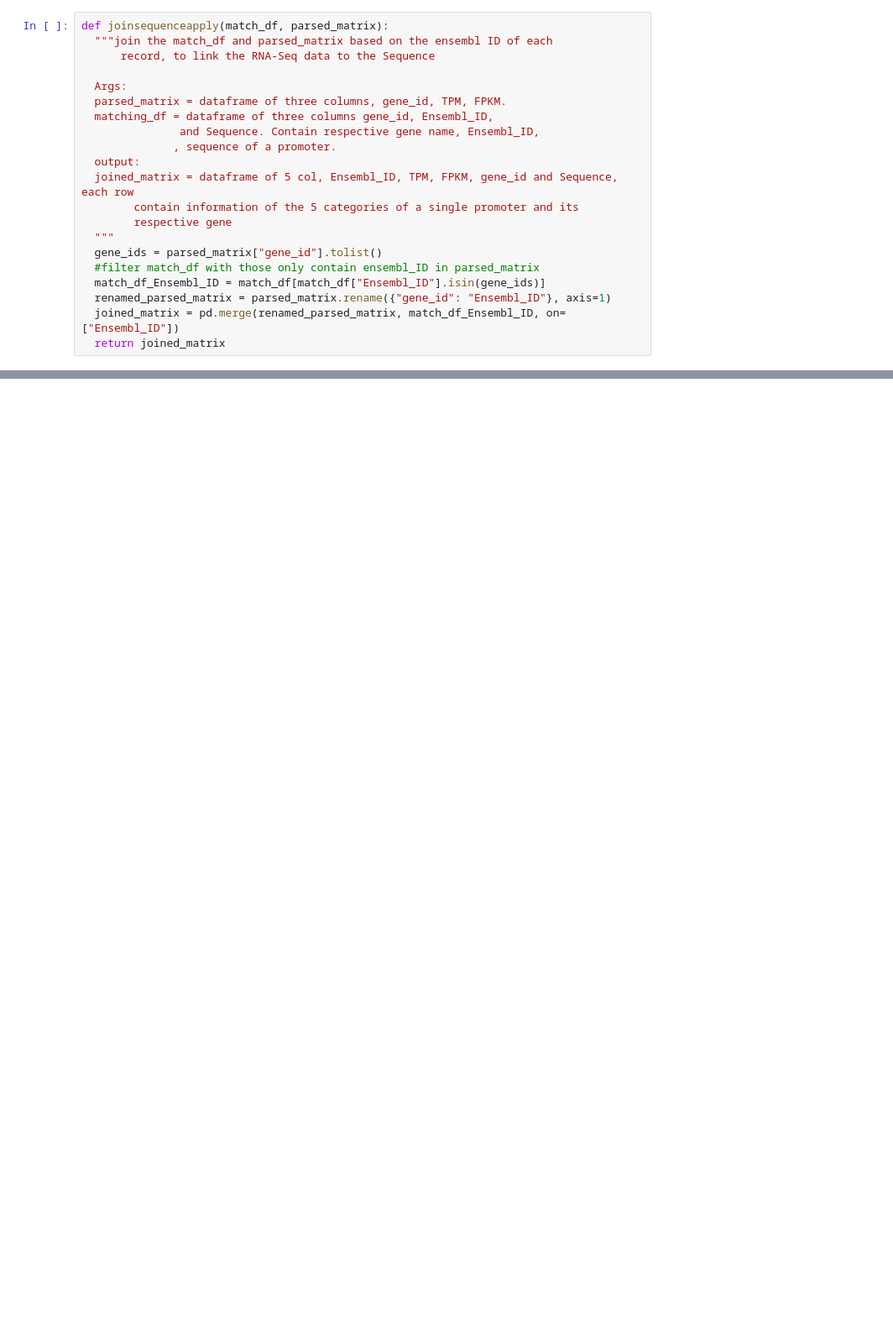
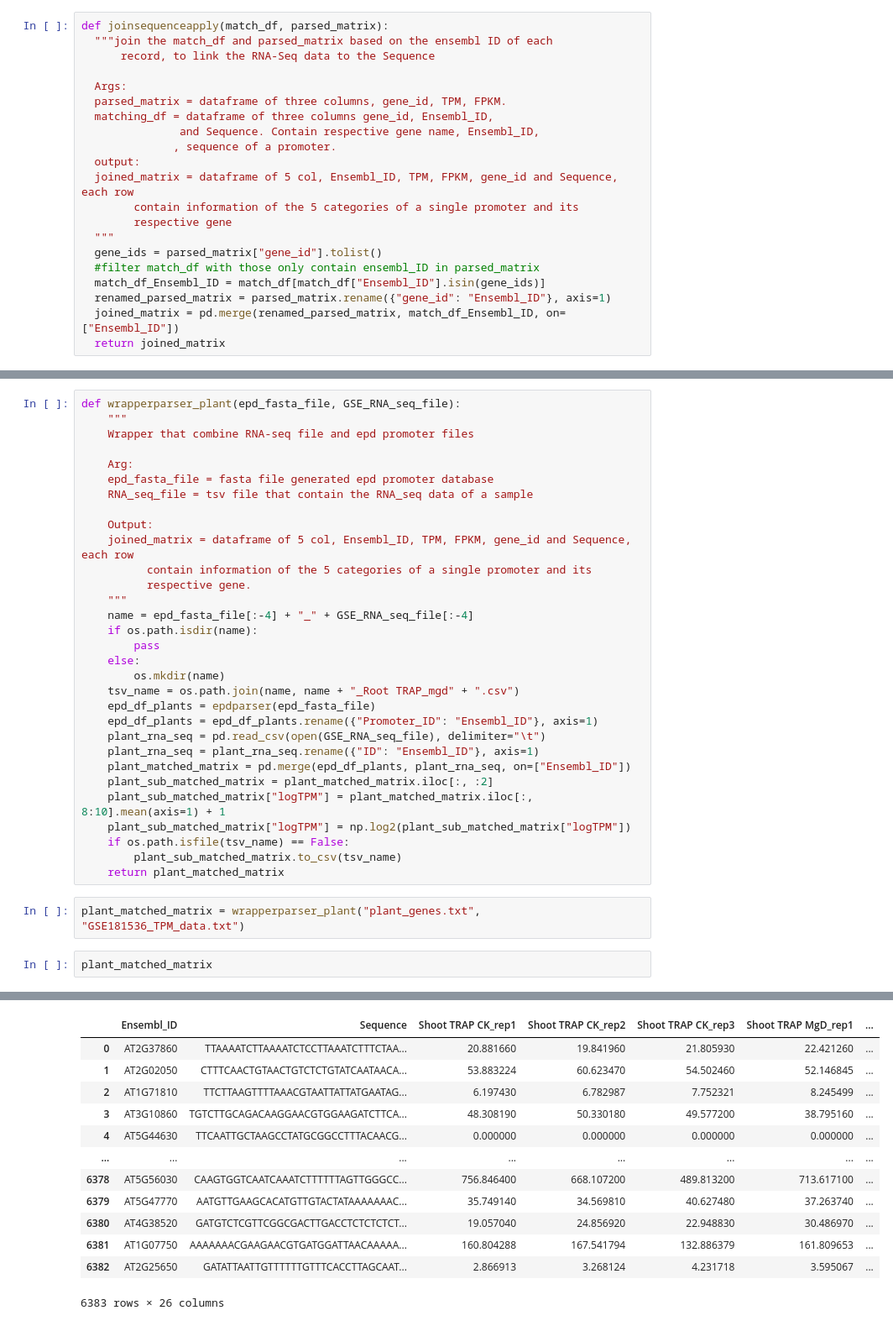
Before and after one commit to jackysiupuichung/dnabert-reg, a Jupyter notebook: inputparser.ipynb, the cells around one changed output, grey strips where cells are left out. Shown at 84% size. Cells and saved outputs as stored; diff of their text form; blank space fills up the shorter version.

```diff
--- a/inputparser.ipynb
+++ b/inputparser.ipynb
@@ -210,0 +217,36 @@ def wrapperparser(epd_fasta_file, RNA_seq_file):
+# %%
+def wrapperparser_plant(epd_fasta_file, GSE_RNA_seq_file):
+    """
+    Wrapper that combine RNA-seq file and epd promoter files
+
+    Arg:
+    epd_fasta_file = fasta file generated epd promoter database
+    RNA_seq_file = tsv file that contain the RNA_seq data of a sample
+
+    Output:
+    joined_matrix = dataframe of 5 col, Ensembl_ID, TPM, FPKM, gene_id and Sequence, each row
+          contain information of the 5 categories of a single promoter and its
+          respective gene.
+    """
+    name = epd_fasta_file[:-4] + "_" + GSE_RNA_seq_file[:-4]
+    if os.path.isdir(name):
+        pass
+    else:
+        os.mkdir(name)
+    tsv_name = os.path.join(name, name + "_Root TRAP_mgd" + ".csv")
+    epd_df_plants = epdparser(epd_fasta_file)
+    epd_df_plants = epd_df_plants.rename({"Promoter_ID": "Ensembl_ID"}, axis=1)
+    plant_rna_seq = pd.read_csv(open(GSE_RNA_seq_file), delimiter="\t")
+    plant_rna_seq = plant_rna_seq.rename({"ID": "Ensembl_ID"}, axis=1)
+    plant_matched_matrix = pd.merge(epd_df_plants, plant_rna_seq, on=["Ensembl_ID"])
+    plant_sub_matched_matrix = plant_matched_matrix.iloc[:, :2]
+    plant_sub_matched_matrix["logTPM"] = plant_matched_matrix.iloc[:, 8:10].mean(axis=1) + 1
+    plant_sub_matched_matrix["logTPM"] = np.log2(plant_sub_matched_matrix["logTPM"])
+    if os.path.isfile(tsv_name) == False:
+        plant_sub_matched_matrix.to_csv(tsv_name)
+    return plant_matched_matrix
+# %%
+plant_matched_matrix = wrapperparser_plant("plant_genes.txt", "GSE181536_TPM_data.txt")
+# %%
+plant_matched_matrix
+# %% [output]
@@ -210,0 +254,13 @@ def wrapperparser(epd_fasta_file, RNA_seq_file):
+|  | Ensembl_ID | Sequence | Shoot TRAP CK_rep1 | Shoot TRAP CK_rep2 | Shoot TRAP CK_rep3 | Shoot TRAP MgD_rep1 | ... |
+| 0 | AT2G37860 | TTAAAATCTTAAAATCTCCTTAAATCTTTCTAA... | 20.881660 | 19.841960 | 21.805930 | 22.421260 | ... |
+| 1 | AT2G02050 | CTTTCAACTGTAACTGTCTCTGTATCAATAACA... | 53.883224 | 60.623470 | 54.502460 | 52.146845 | ... |
+| 2 | AT1G71810 | TTCTTAAGTTTTAAACGTAATTATTATGAATAG... | 6.197430 | 6.782987 | 7.752321 | 8.245499 | ... |
+| 3 | AT3G10860 | TGTCTTGCAGACAAGGAACGTGGAAGATCTTCA... | 48.308190 | 50.330180 | 49.577200 | 38.795160 | ... |
+| 4 | AT5G44630 | TTCAATTGCTAAGCCTATGCGGCCTTTACAACG... | 0.000000 | 0.000000 | 0.000000 | 0.000000 | ... |
+| ... | ... | ... | ... | ... | ... | ... | ... |
+| 6378 | AT5G56030 | CAAGTGGTCAATCAAATCTTTTTTAGTTGGGCC... | 756.846400 | 668.107200 | 489.813200 | 713.617100 | ... |
+| 6379 | AT5G47770 | AATGTTGAAGCACATGTTGTACTATAAAAAAAC... | 35.749140 | 34.569810 | 40.627480 | 37.263740 | ... |
+| 6380 | AT4G38520 | GATGTCTCGTTCGGCGACTTGACCTCTCTCTCT... | 19.057040 | 24.856920 | 22.948830 | 30.486970 | ... |
+| 6381 | AT1G07750 | AAAAAAACGAAGAACGTGATGGATTAACAAAAA... | 160.804288 | 167.541794 | 132.886379 | 161.809653 | ... |
+| 6382 | AT2G25650 | GATATTAATTGTTTTTTGTTTCACCTTAGCAAT... | 2.866913 | 3.268124 | 4.231718 | 3.595067 | ... |
+6383 rows × 26 columns
```
Also changed, not shown: parts of 31 cells of this notebook, 7 other files.
